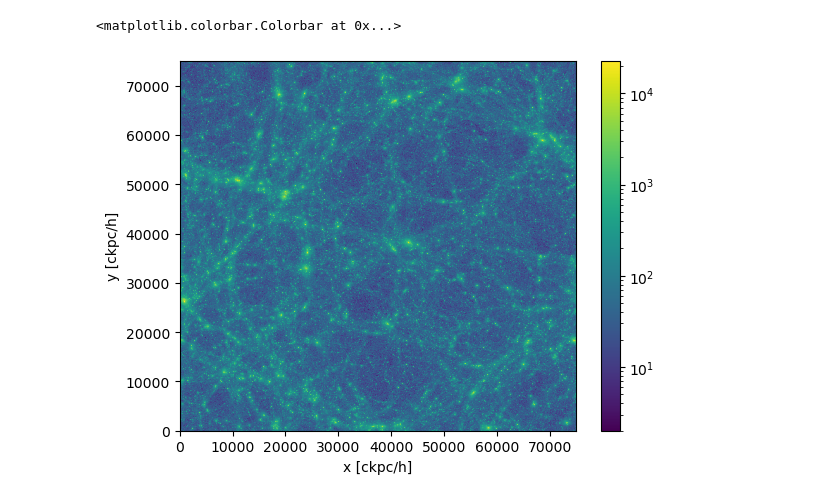
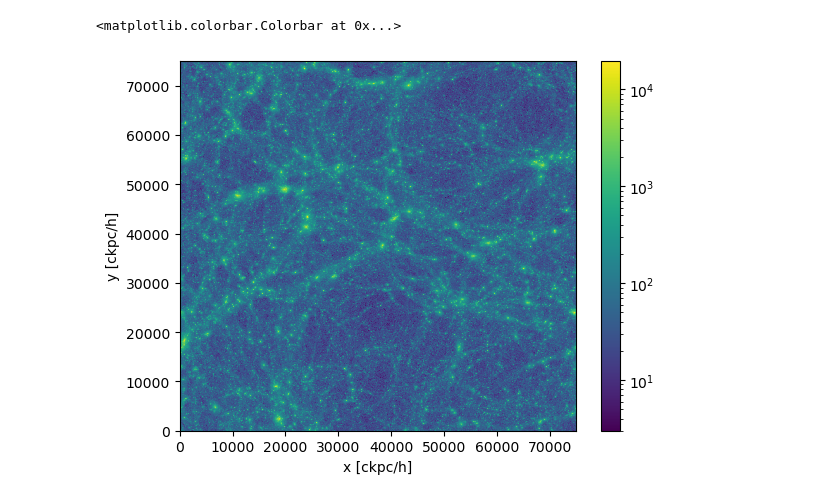
Before and after one commit to diodeamy/Thesis, a Jupyter notebook: code/MassVisualisationPro.ipynb, the cells around one changed output. Cells and saved outputs as stored; diff of their text form; code cells hidden in the pictures.

```diff
--- a/code/MassVisualisationPro.ipynb
+++ b/code/MassVisualisationPro.ipynb
@@ -9,12 +9,12 @@ import matplotlib.pyplot as plt
 base_path = "/Users/users/nastase/PROJECT/"
 # %%
 dm_pos = il.snapshot.loadSubset(base_path,135,'dm',['Coordinates'])
-plt.hist2d(dm_pos[:,0], dm_pos[:,1], norm=mpl.colors.LogNorm(), bins=1024)
+plt.hist2d(dm_pos[:,0], dm_pos[:,2], norm=mpl.colors.LogNorm(), bins=1024)
 plt.xlim([0,75000])
 plt.ylim([0,75000])
 plt.xlabel('x [ckpc/h]')
 plt.ylabel('y [ckpc/h]')
 plt.colorbar()
 # %% [output]
 <matplotlib.colorbar.Colorbar at 0x...>
-[figure, old version]
+[figure, new version]
```
Also changed, not shown: 8 other files.
